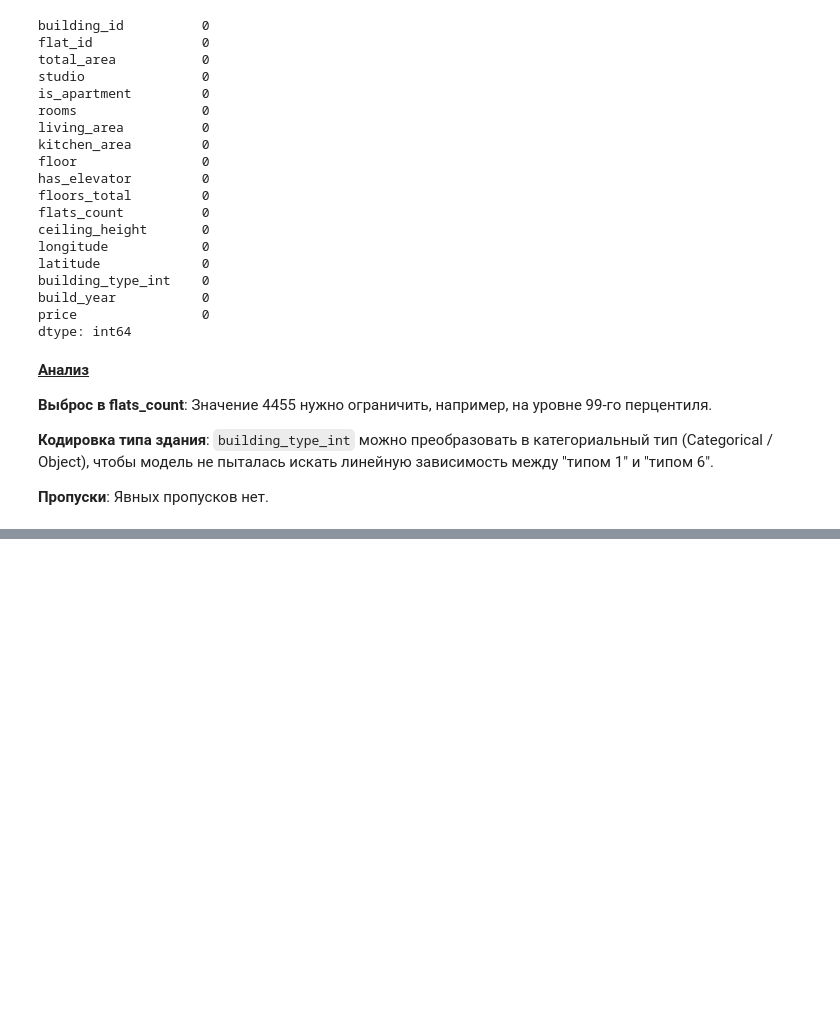
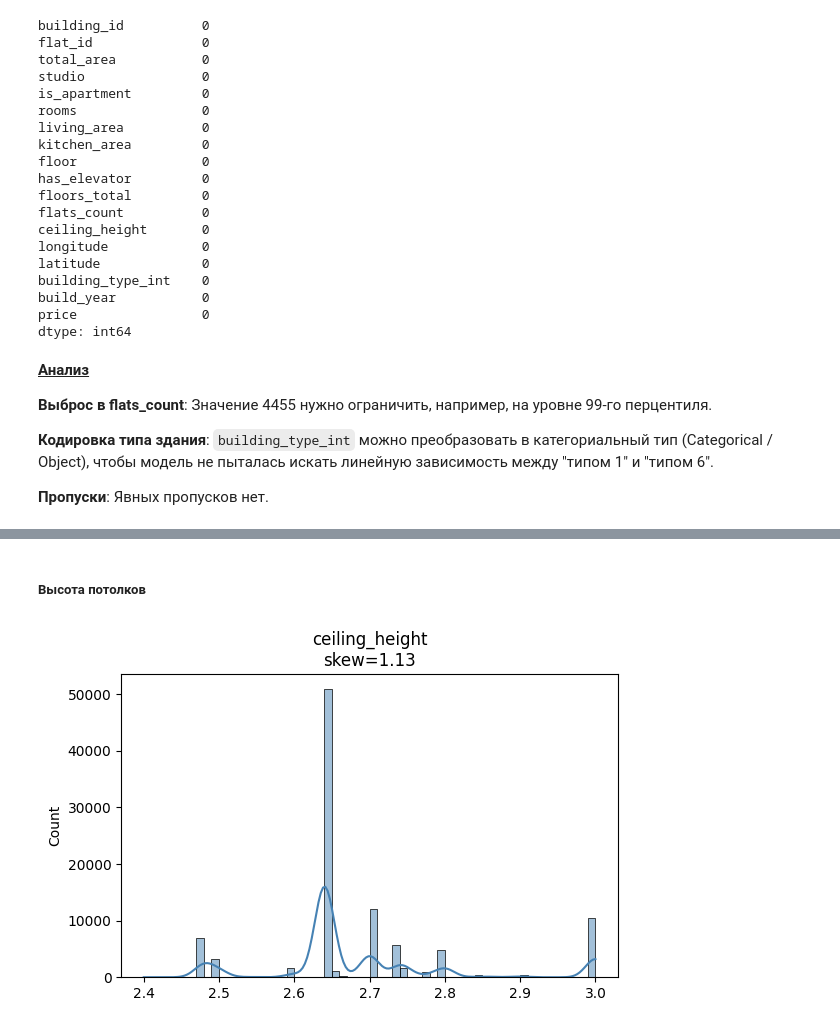
Before and after one commit to PrusovaIU/mle-project-sprint-2-v001, a Jupyter notebook: model_improvement/EDA.ipynb, the cells around one changed output, grey strips where cells are left out. Saved outputs shown, nothing was run; the diff lists cells and outputs as text; code cells hidden in the pictures; blank space fills up the shorter version.

```diff
--- a/model_improvement/EDA.ipynb
+++ b/model_improvement/EDA.ipynb
@@ -124,0 +212,6 @@ dtype: int64
+# %% [markdown]
+##### Высота потолков
+# %%
+histplot(data, 'ceiling_height')
+# %% [output]
+[figure, added]
```
Also changed, not shown: parts of 65 cells of this notebook.
